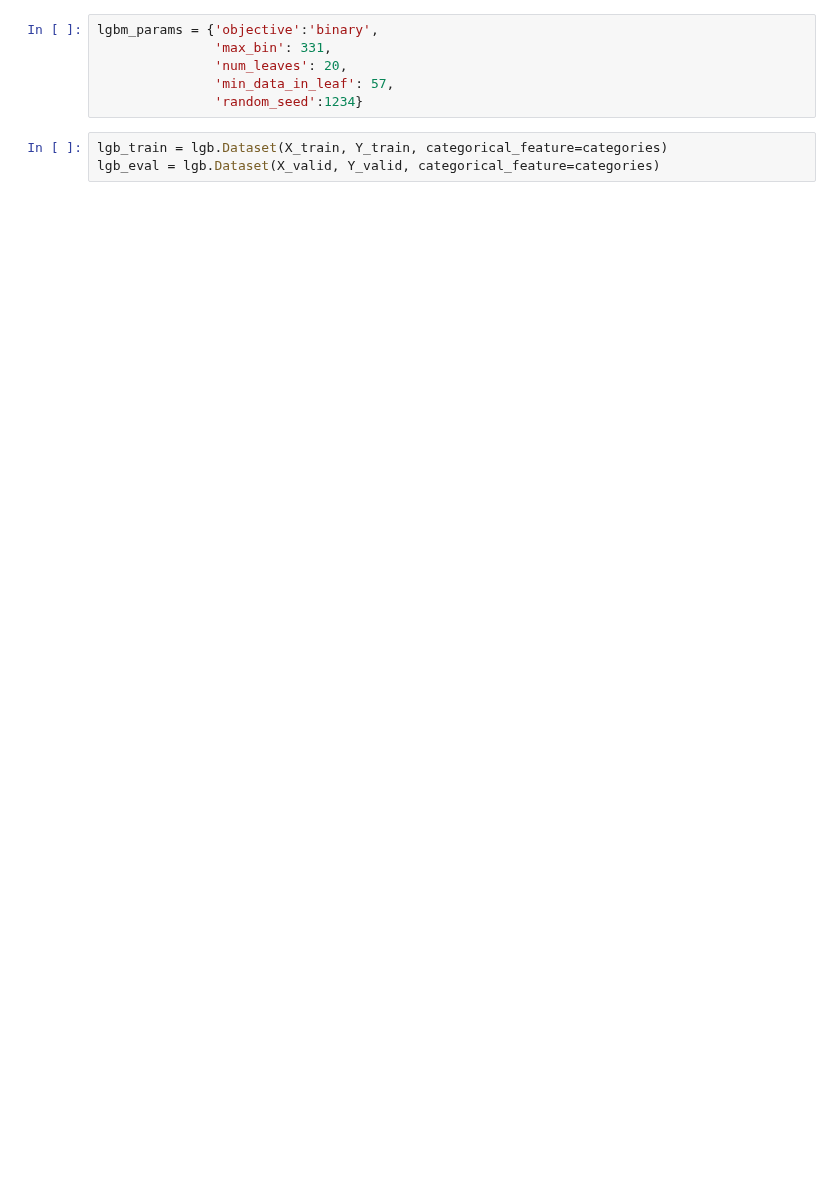
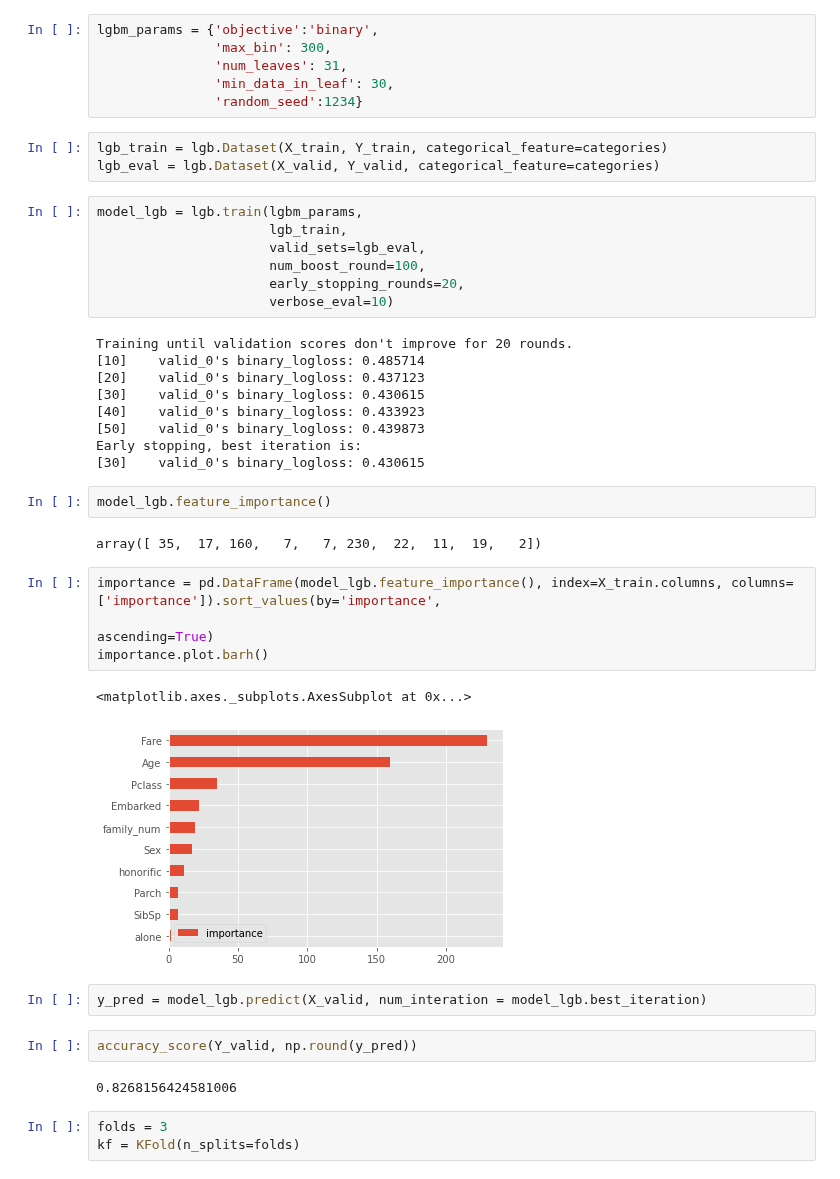
Before and after one commit to TaeMD/ML-projects, a Jupyter notebook: Titanic_Kaggle.ipynb, the cells around one changed output. Cells and saved outputs as stored; diff of their text form; blank space fills up the shorter version.

```diff
--- a/Titanic_Kaggle.ipynb
+++ b/Titanic_Kaggle.ipynb
@@ -591,9 +591,45 @@ accuracy_score(Y_valid, np.round(y_pred))
 # %%
 lgbm_params = {'objective':'binary',
-               'max_bin': 331,
-               'num_leaves': 20,
-               'min_data_in_leaf': 57,
+               'max_bin': 300,
+               'num_leaves': 31,
+               'min_data_in_leaf': 30,
                'random_seed':1234}
 # %%
 lgb_train = lgb.Dataset(X_train, Y_train, categorical_feature=categories)
 lgb_eval = lgb.Dataset(X_valid, Y_valid, categorical_feature=categories)
+# %%
+model_lgb = lgb.train(lgbm_params,
+                      lgb_train,
+                      valid_sets=lgb_eval,
+                      num_boost_round=100,
+                      early_stopping_rounds=20,
+                      verbose_eval=10)
+# %% [output]
+Training until validation scores don't improve for 20 rounds.
+[10]    valid_0's binary_logloss: 0.485714
+[20]    valid_0's binary_logloss: 0.437123
+[30]    valid_0's binary_logloss: 0.430615
+[40]    valid_0's binary_logloss: 0.433923
+[50]    valid_0's binary_logloss: 0.439873
+Early stopping, best iteration is:
+[30]    valid_0's binary_logloss: 0.430615
+# %%
+model_lgb.feature_importance()
+# %% [output]
+array([ 35,  17, 160,   7,   7, 230,  22,  11,  19,   2])
+# %%
+importance = pd.DataFrame(model_lgb.feature_importance(), index=X_train.columns, columns=['importance']).sort_values(by='importance',
+                                                                                                                     ascending=True)
+importance.plot.barh()
+# %% [output]
+<matplotlib.axes._subplots.AxesSubplot at 0x...>
+[figure, added]
+# %%
+y_pred = model_lgb.predict(X_valid, num_interation = model_lgb.best_iteration)
+# %%
+accuracy_score(Y_valid, np.round(y_pred))
+# %% [output]
+0.8268156424581006
+# %%
+folds = 3
+kf = KFold(n_splits=folds)
```
Also changed, not shown: parts of 26 cells of this notebook.
